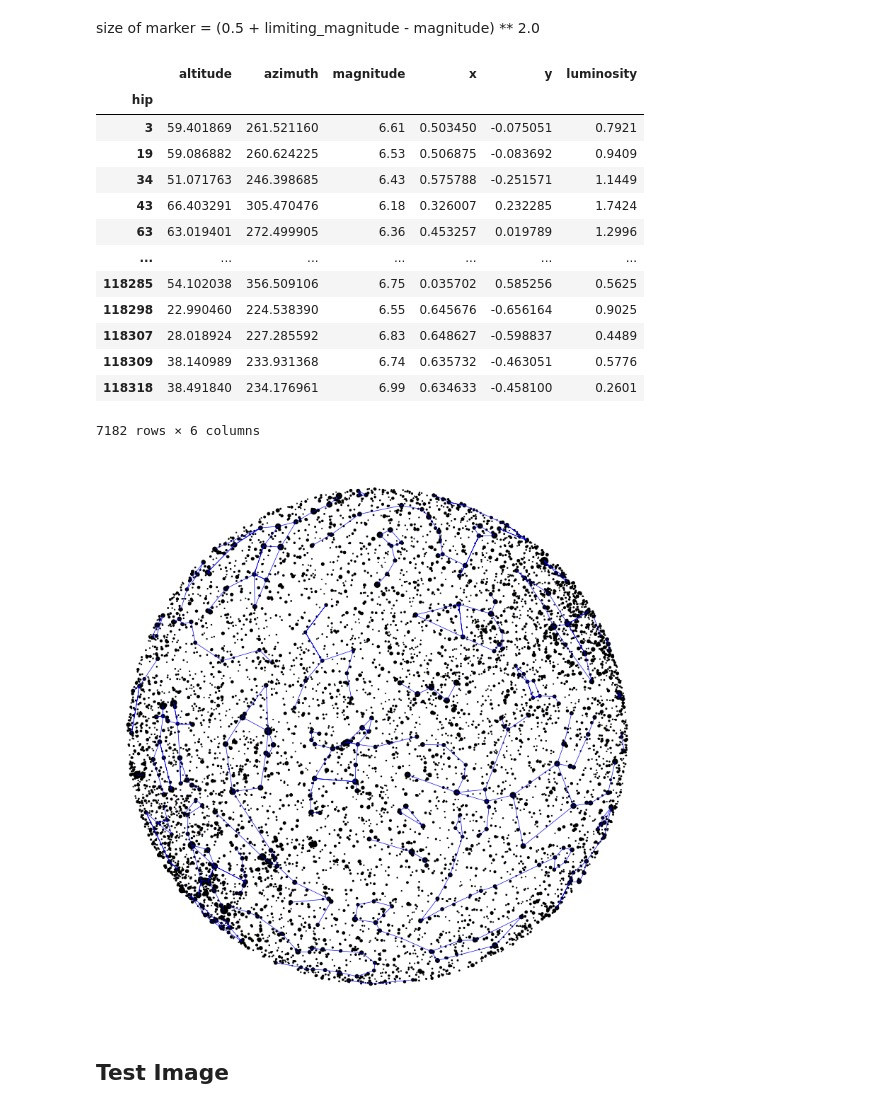
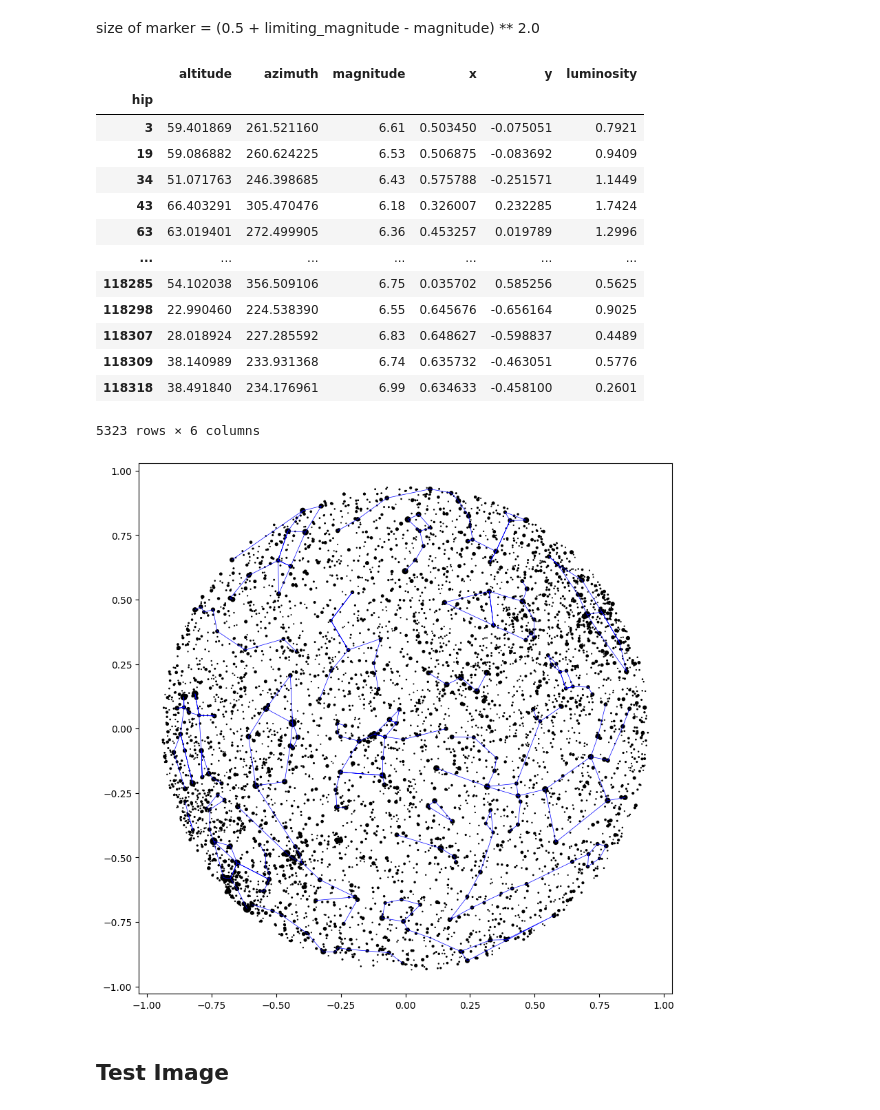
Before and after one commit to emilycardwell/find-my-star, a Jupyter notebook: testing.ipynb, the cells around one changed output. Saved outputs shown, nothing was run; the diff lists cells and outputs as text; code cells hidden in the pictures.

```diff
--- a/testing.ipynb
+++ b/testing.ipynb
@@ -103,7 +101,7 @@ size of marker = (0.5 + limiting_magnitude - magnitude) ** 2.0
     # zenith = 90 deg: inverse x
     # north is up: rotated 90 deg (az = 0 deg)
 
-star_data = all_star_data[all_star_data.loc[:, 'altitude'] > 5].copy()  # filter out stars below/near horizon
+star_data = all_star_data[all_star_data.loc[:, 'altitude'] > 20].copy()  # filter out stars below/near horizon
 # star_data = star_data[star_data.loc[:, 'magnitude'] < 5]  # filter out dim stars
 
 alt = np.radians(star_data.altitude.values)
@@ -127,28 +125,28 @@ star_data
 | 118307 | 28.018924 | 227.285592 | 6.83 | 0.648627 | -0.598837 | 0.4489 |
 | 118309 | 38.140989 | 233.931368 | 6.74 | 0.635732 | -0.463051 | 0.5776 |
 | 118318 | 38.491840 | 234.176961 | 6.99 | 0.634633 | -0.458100 | 0.2601 |
-7182 rows × 6 columns
+5323 rows × 6 columns
 # %%
 # 1. filter dict by location and remove constellations with 1 or no stars
 # 2. get coordinates of stars in constellations
 
 const_coords = []
 for name, lines in list(const_dict.items()):
     for line in lines:
         new_line = [hip for hip in line if hip in star_data.index]
         if len(new_line) > 1:
             line_coords = star_data.loc[new_line, ['x', 'y']].values
             const_coords.append(line_coords)
 
 
 # visualize
 fig, ax = plt.subplots(figsize=(10, 10))
 ax.scatter(star_data.x, star_data.y, s=star_data.luminosity, c='k')
 ax.add_collection(LineCollection(const_coords, colors='b', linewidths=0.5))
-plt.axis('off')
+# plt.axis('off')
 plt.show()
 # %% [output]
-[figure, old version]
+[figure, new version]
 # %%
 # # visualization with stereographic projection
 
```
Also changed, not shown: parts of 45 cells of this notebook.
